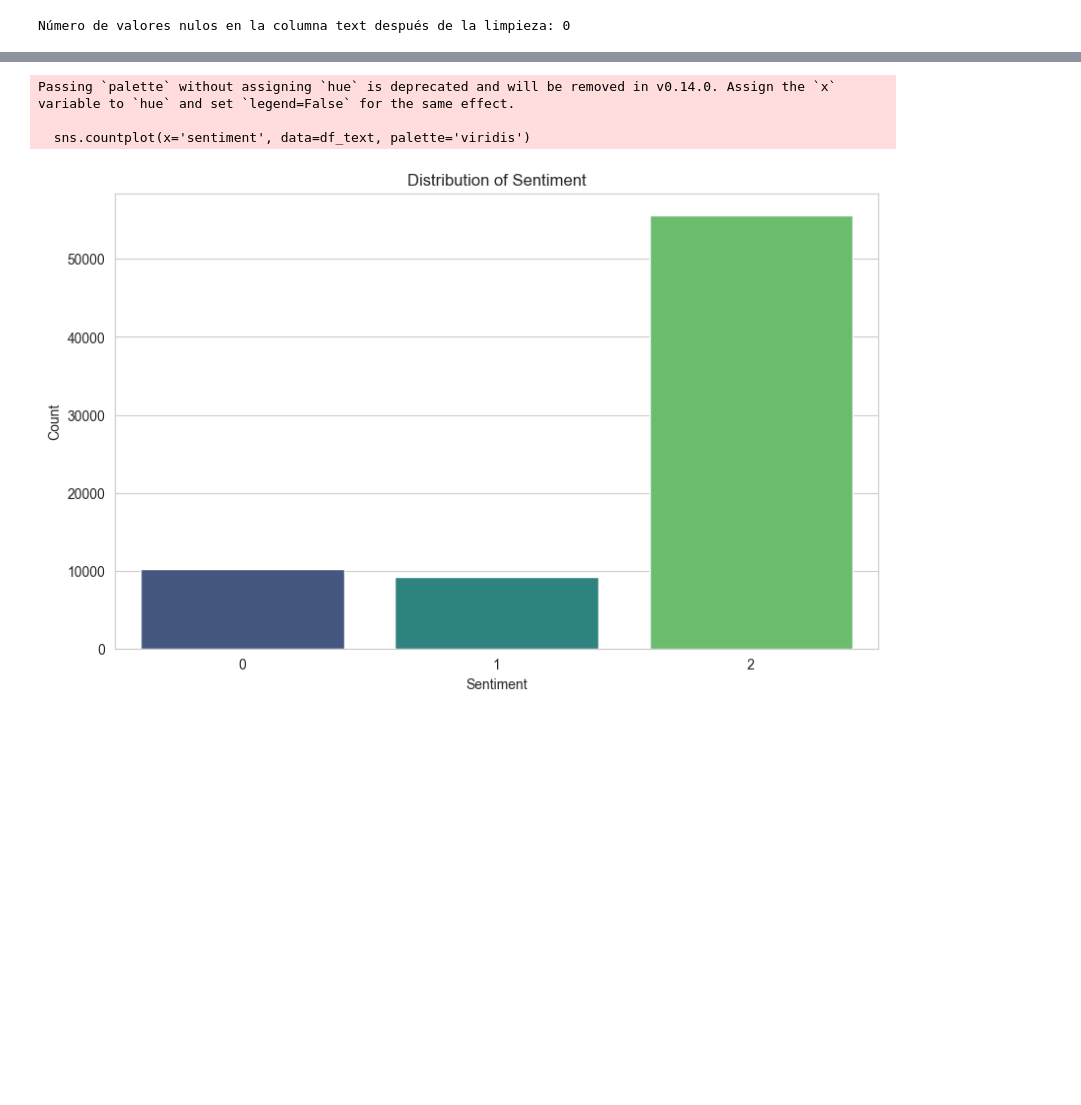
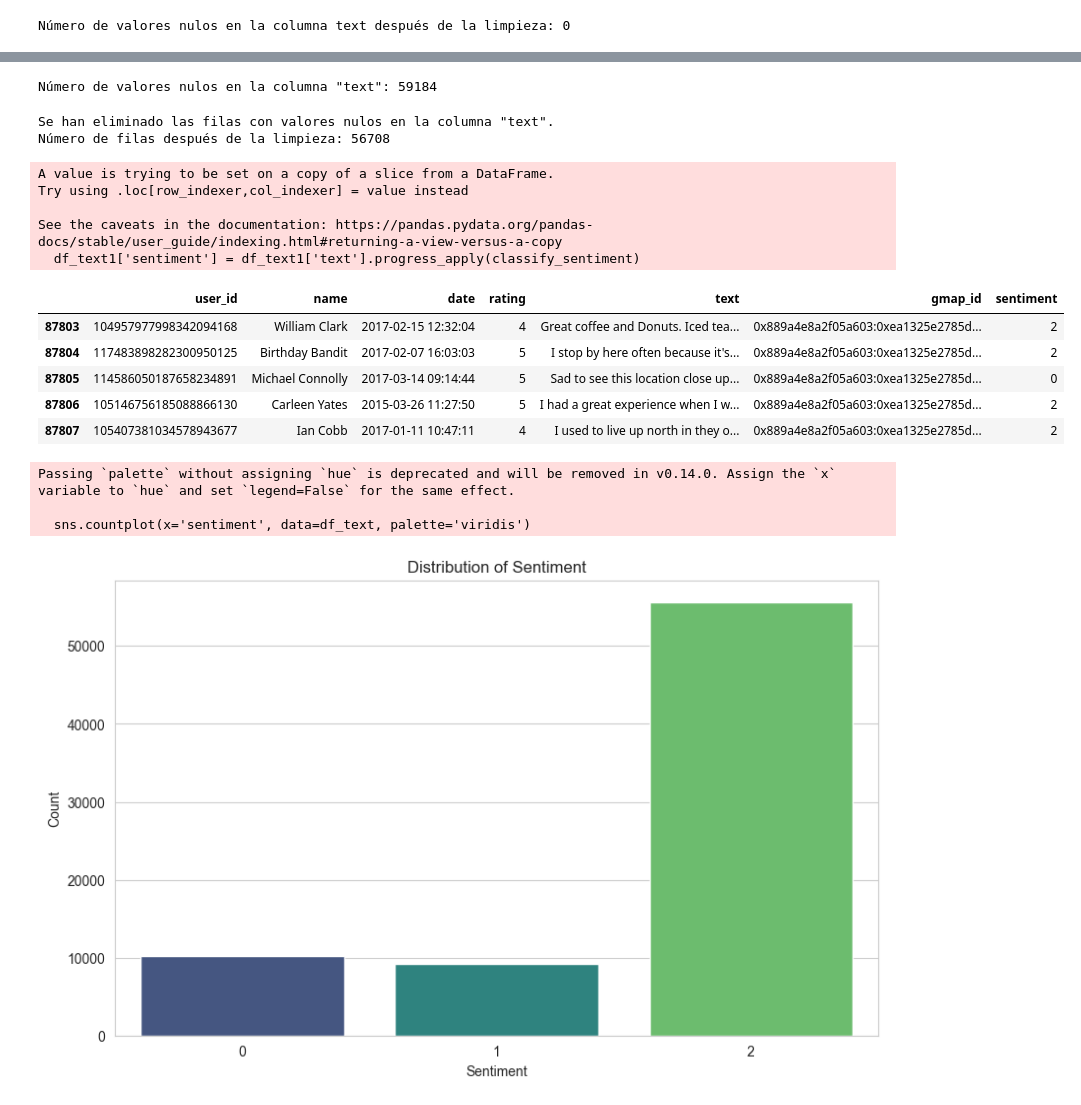
Before and after one commit to RadTorino/Starbucks_Analysis, a Jupyter notebook: google/notebooks/analisis sentimental google reviews.ipynb, the cells around one changed output, grey strips where cells are left out. Drawn from its saved outputs; the diff is of its cells as text; code cells hidden in the pictures; blank space fills up the shorter version.

```diff
--- a/google/notebooks/analisis sentimental google reviews.ipynb
+++ b/google/notebooks/analisis sentimental google reviews.ipynb
@@ -86,3 +86,15 @@ print('Número de valores nulos en la columna text después de la limpieza:', de
 Número de valores nulos en la columna text después de la limpieza: 0
 # %%
 df_text.to_parquet('../data/starbucks_reviews_con_sentiment.parquet')
+# %%
+import pandas as pd
+from textblob import TextBlob
+from tqdm import tqdm
+
+import pandas as pd
+
+# Leer el archivo parquet usando la ruta relativa
+df1 = pd.read_parquet('../data/Dunkin_reviews_ETL_limpio.parquet')
+
+# Mostrar las primeras filas del dataframe para verificar que se ha leído correctamente
+df1.head()
@@ -88,0 +108,47 @@ df_text.to_parquet('../data/starbucks_reviews_con_sentiment.parquet')
+# %%
+# Contar el número de valores nulos en la columna 'text'
+null_text_count = df1['text'].isnull().sum()
+print('Número de valores nulos en la columna "text":', null_text_count)
+# %% [output]
+Número de valores nulos en la columna "text": 59184
+# %%
+# Eliminar todas las filas con valores nulos en la columna "text"
+df_text1 = df1.dropna(subset=['text'])
+print('Se han eliminado las filas con valores nulos en la columna "text".')
+print('Número de filas después de la limpieza:', len(df_text1))
+# %% [output]
+Se han eliminado las filas con valores nulos en la columna "text".
+Número de filas después de la limpieza: 56708
+# %%
+# Inicializar TQDM para pandas
+tqdm.pandas()
+
+# Definir una función para clasificar el sentimiento
+def classify_sentiment(text):
+    if pd.isna(text):
+        return 1  # Treat NaN as Neutral
+    analysis = TextBlob(str(text))
+    if analysis.sentiment.polarity > 0:
+        return 2  # Positive
+    elif analysis.sentiment.polarity < 0:
+        return 0  # Negative
+    else:
+        return 1  # Neutral
+
+# Aplicar la función a la columna 'Texto'
+df_text1['sentiment'] = df_text1['text'].progress_apply(classify_sentiment)
+
+# Mostrar un head del dataframe para mostrar la nueva columna
+df_text1.head()
+# %% [output]
+A value is trying to be set on a copy of a slice from a DataFrame.
+Try using .loc[row_indexer,col_indexer] = value instead
+
+See the caveats in the documentation: https://pandas.pydata.org/pandas-docs/stable/user_guide/indexing.html#returning-a-view-versus-a-copy
+  df_text1['sentiment'] = df_text1['text'].progress_apply(classify_sentiment)
+|  | user_id | name | date | rating | text | gmap_id | sentiment |
+| 87803 | 104957977998342094168 | William Clark | 2017-02-15 12:32:04 | 4 | Great coffee and Donuts. Iced tea... | 0x889a4e8a2f05a603:0xea1325e2785d... | 2 |
+| 87804 | 117483898282300950125 | Birthday Bandit | 2017-02-07 16:03:03 | 5 | I stop by here often because it's... | 0x889a4e8a2f05a603:0xea1325e2785d... | 2 |
+| 87805 | 114586050187658234891 | Michael Connolly | 2017-03-14 09:14:44 | 5 | Sad to see this location close up... | 0x889a4e8a2f05a603:0xea1325e2785d... | 0 |
+| 87806 | 105146756185088866130 | Carleen Yates | 2015-03-26 11:27:50 | 5 | I had a great experience when I w... | 0x889a4e8a2f05a603:0xea1325e2785d... | 2 |
+| 87807 | 105407381034578943677 | Ian Cobb | 2017-01-11 10:47:11 | 4 | I used to live up north in they o... | 0x889a4e8a2f05a603:0xea1325e2785d... | 2 |
```
Also changed, not shown: parts of 3 cells of this notebook.
